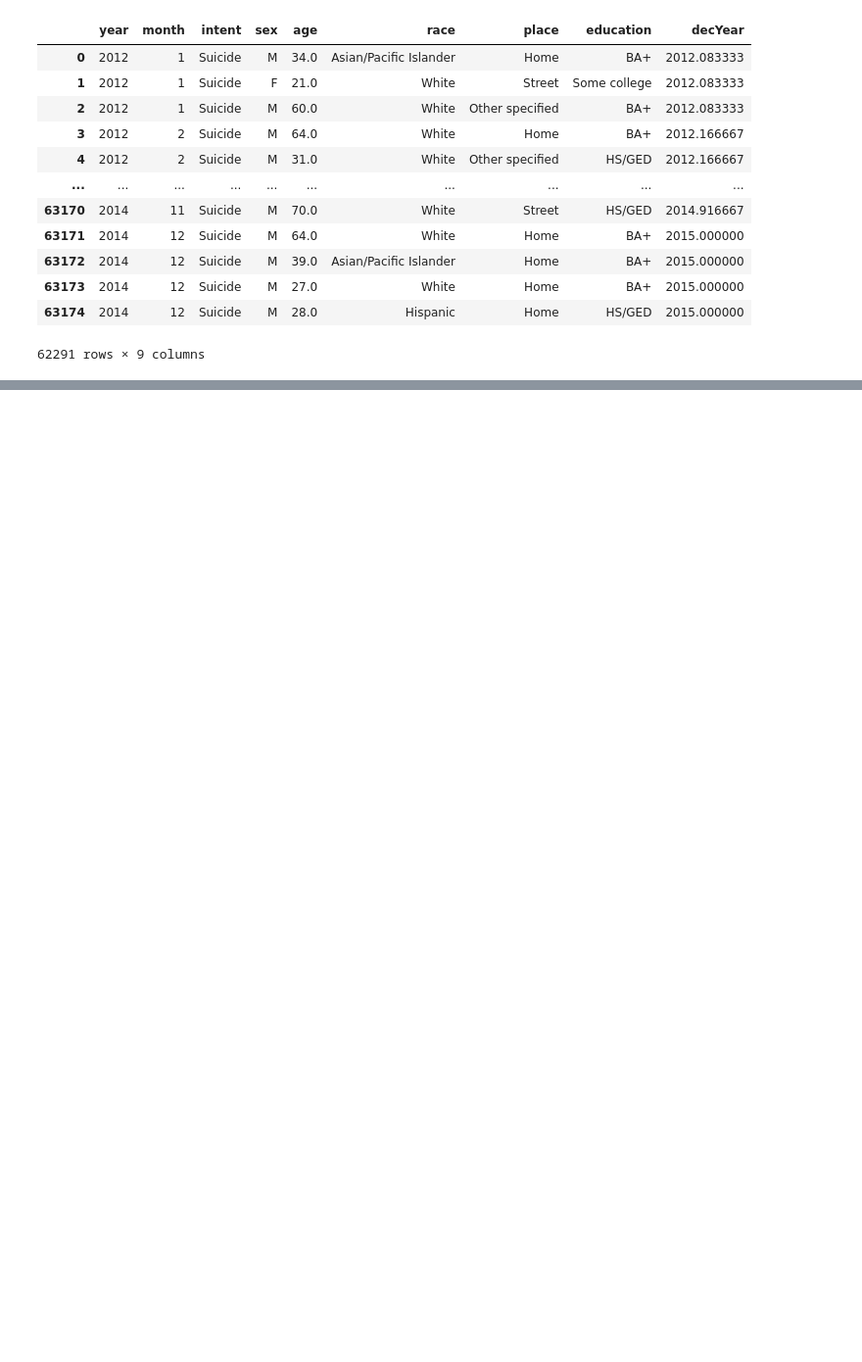
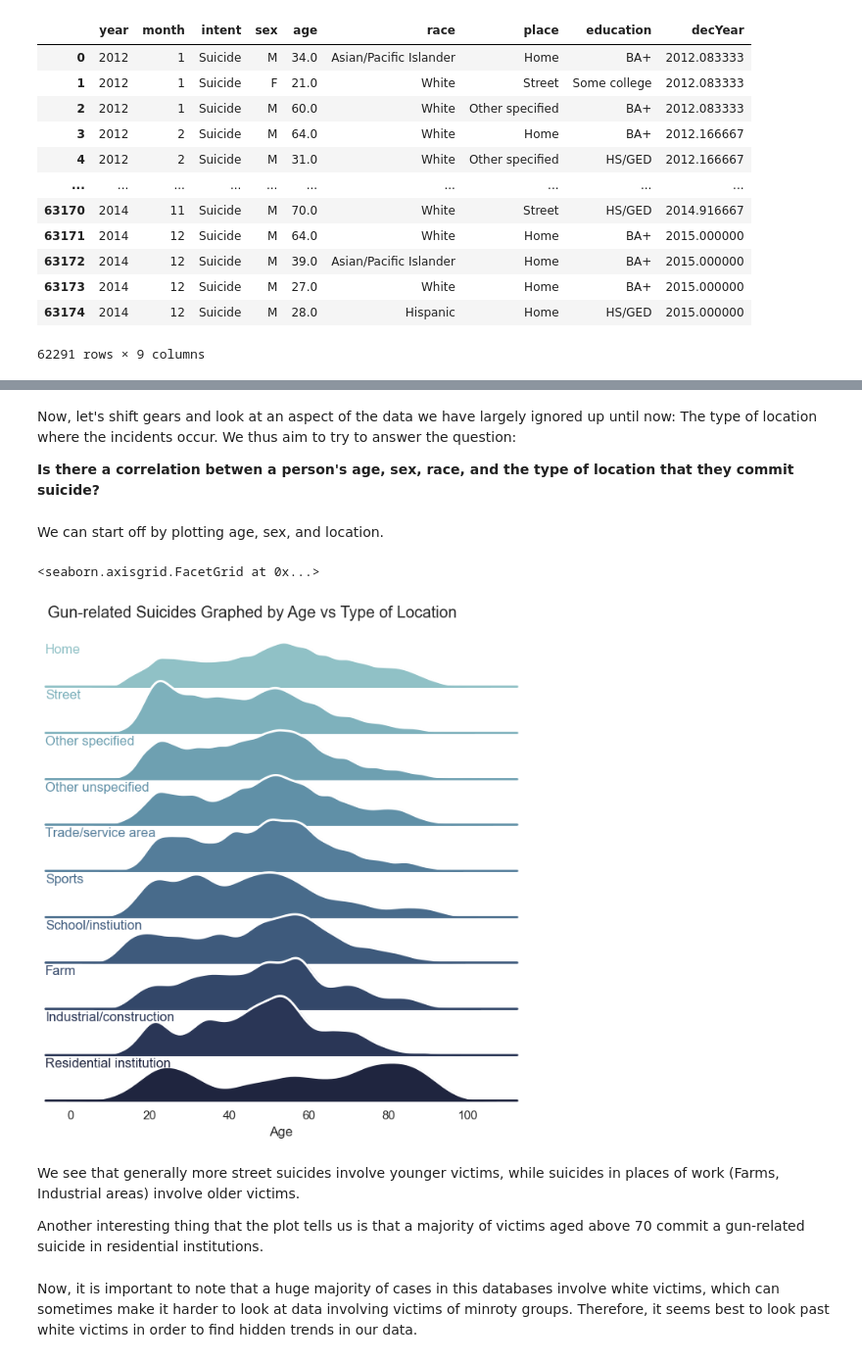
Before and after one commit to ubco-W2022T2-data301/project-group09, a Jupyter notebook: analysis/analysis3.ipynb, the cells around one changed output, grey strips where cells are left out. Shown at 98% size. Cells and saved outputs as stored; diff of their text form; code cells hidden in the pictures; blank space fills up the shorter version.

```diff
--- a/analysis/analysis3.ipynb
+++ b/analysis/analysis3.ipynb
@@ -289,0 +196,51 @@ sns.despine()
+# %% [markdown]
+Now, let's shift gears and look at an aspect of the data we have largely ignored up until now: The type of location where the incidents occur. We thus aim to try to answer the question:
+
+**Is there a correlation betwen a person's age, sex, race, and the type of location that they commit suicide?**
+# %% [markdown]
+We can start off by plotting age, sex, and location.
+# %%
+sns.set_theme(style="white", rc={"axes.facecolor": (0, 0, 0, 0)})
+
+#Initializing the FacetGrid object
+pal = sns.cubehelix_palette(10, rot=-.25, light=.7)
+g = sns.FacetGrid(df_cleaned, row="place", hue="place", aspect=15, height=.5, palette=pal)
+g.fig.set_figheight(7)
+g.fig.set_figwidth(7)
+
+
+
+# Draw the densities in a few steps
+g.map(sns.kdeplot, "age",
+      bw_adjust=.5, clip_on=False,
+      fill=True, alpha=1, linewidth=1.5)
+g.map(sns.kdeplot, "age", clip_on=False, color="w", lw=2, bw_adjust=.5)
+
+# passing color=None to refline() uses the hue mapping
+g.refline(y=0, linewidth=2, linestyle="-", color=None, clip_on=False)
+
+# Define and use a simple function to label the plot in axes coordinates
+def label(x, color, label):
+    ax = plt.gca()
+    ax.text(0, .6, label, color=color,
+            ha="left", va="center", transform=ax.transAxes)
+
+
+g.map(label, "age")
+# Set the subplots to overlap
+g.figure.subplots_adjust(hspace=-.25)
+
+# Remove axes details that don't play well with overlap
+g.set_titles("")
+g.set( xlabel = "Age",ylabel = "",  yticks=[])
+g.fig.suptitle('Gun-related Suicides Graphed by Age vs Type of Location')
+g.despine(bottom=True, left=True)
+# %% [output]
+<seaborn.axisgrid.FacetGrid at 0x...>
+[figure, added]
+# %% [markdown]
+We see that generally more street suicides involve younger victims, while suicides in places of work (Farms, Industrial areas) involve older victims.
+
+Another interesting thing that the plot tells us is that a majority of victims aged above 70 commit a gun-related suicide in residential institutions.
+# %% [markdown]
+Now, it is important to note that a huge majority of cases in this databases involve white victims, which can sometimes make it harder to look at data involving victims of minroty groups. Therefore, it seems best to look past white victims in order to find hidden trends in our data.
```
Also changed, not shown: parts of 37 cells of this notebook, 2 other files.
